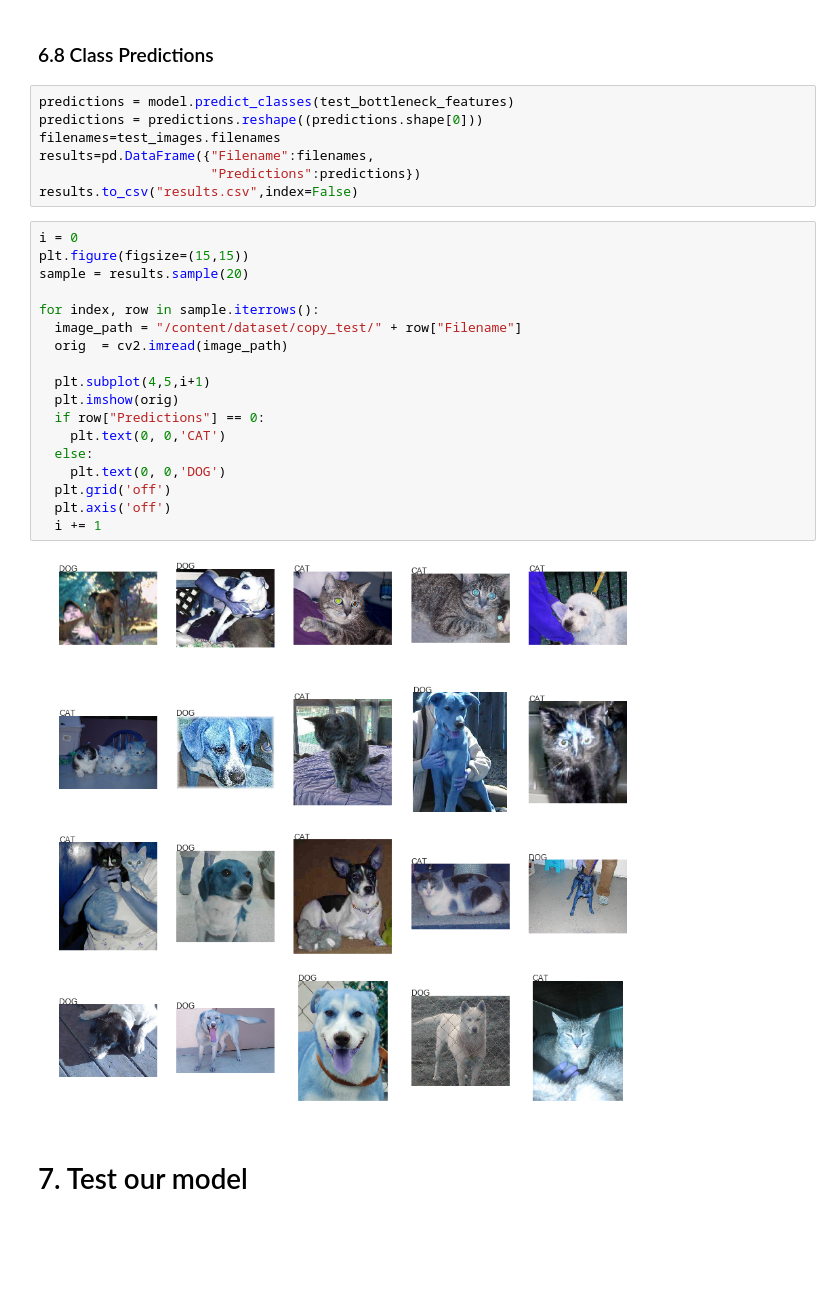
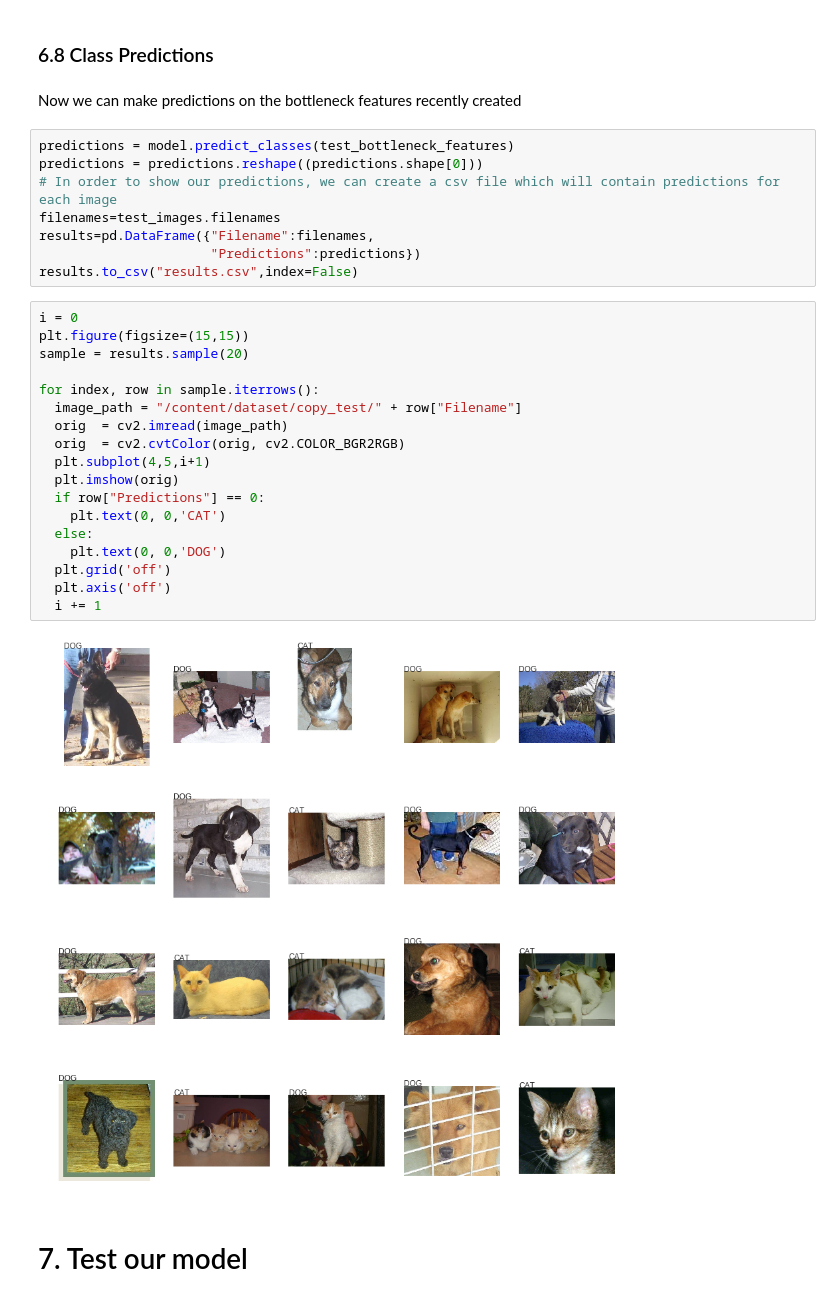
Before and after one commit to DavorJordacevic/TensorFlow-Keras-Neural-Networks, a Jupyter notebook: Convolutional_neural_network_with_Keras_dogs_vs_cats_Classifier.ipynb, the cells around one changed output. Drawn from its saved outputs; the diff is of its cells as text; blank space fills up the shorter version.

```diff
--- a/Convolutional_neural_network_with_Keras_dogs_vs_cats_Classifier.ipynb
+++ b/Convolutional_neural_network_with_Keras_dogs_vs_cats_Classifier.ipynb
@@ -568,9 +566,12 @@ Non-trainable params: 0
 _________________________________________________________________
 # %% [markdown]
 ### 6.8 Class Predictions
+# %% [markdown]
+Now we can make predictions on the bottleneck features recently created
 # %%
 predictions = model.predict_classes(test_bottleneck_features)
 predictions = predictions.reshape((predictions.shape[0]))
+# In order to show our predictions, we can create a csv file which will contain predictions for each image
 filenames=test_images.filenames
 results=pd.DataFrame({"Filename":filenames,
                       "Predictions":predictions})
@@ -578,23 +579,23 @@ results.to_csv("results.csv",index=False)
 # %%
 i = 0
 plt.figure(figsize=(15,15))
 sample = results.sample(20)
 
 for index, row in sample.iterrows():
   image_path = "/content/dataset/copy_test/" + row["Filename"]
   orig  = cv2.imread(image_path)
-
+  orig  = cv2.cvtColor(orig, cv2.COLOR_BGR2RGB)
   plt.subplot(4,5,i+1)
   plt.imshow(orig)
   if row["Predictions"] == 0:
     plt.text(0, 0,'CAT')
   else:
     plt.text(0, 0,'DOG')
   plt.grid('off')
   plt.axis('off')
   i += 1
 # %% [output]
-[figure, old version]
+[figure, new version]
 # %% [markdown]
 # 7. Test our model
 # %% [markdown]
```
Also changed, not shown: parts of 17 cells of this notebook.
